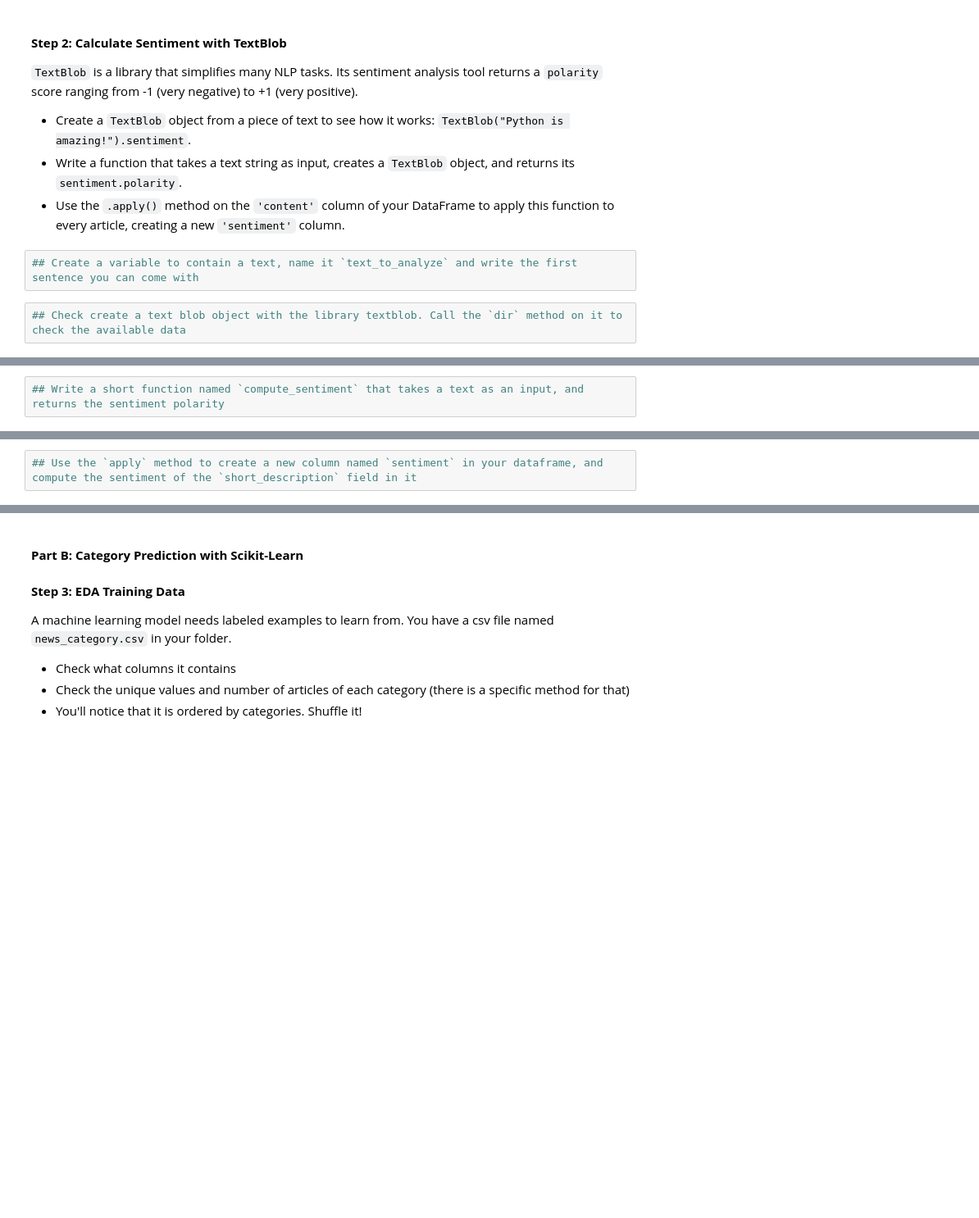
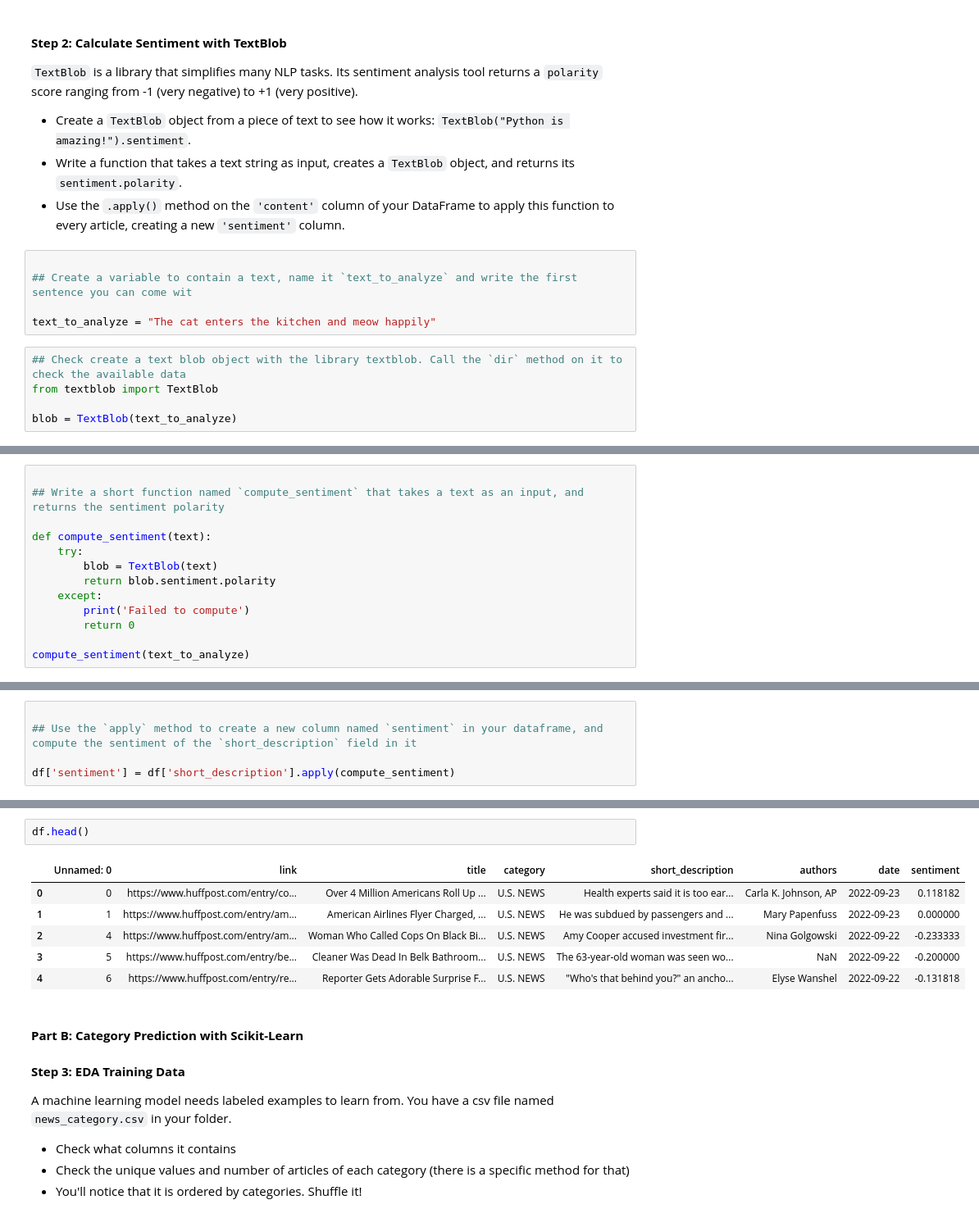
Before and after one commit to gabrielolympie/PythonForFinance, a Jupyter notebook: tds/4.LibraryDocumentation/problem3.ipynb, the cells around one changed output, grey strips where cells are left out. Shown at 82% size. Saved outputs shown, nothing was run; the diff lists cells and outputs as text; blank space fills up the shorter version.

Commit message:
adding first part of correction

```diff
--- a/tds/4.LibraryDocumentation/problem3.ipynb
+++ b/tds/4.LibraryDocumentation/problem3.ipynb
@@ -38,7 +69,13 @@ import pandas as pd
 *   Write a function that takes a text string as input, creates a `TextBlob` object, and returns its `sentiment.polarity`.
 *   Use the `.apply()` method on the `'content'` column of your DataFrame to apply this function to every article, creating a new `'sentiment'` column.
 # %%
-## Create a variable to contain a text, name it `text_to_analyze` and write the first sentence you can come with
+
+## Create a variable to contain a text, name it `text_to_analyze` and write the first sentence you can come wit
+
+text_to_analyze = "The cat enters the kitchen and meow happily"
 # %%
 ## Check create a text blob object with the library textblob. Call the `dir` method on it to check the available data
+from textblob import TextBlob
+
+blob = TextBlob(text_to_analyze)
 # %%
@@ -46,2 +87,13 @@ import pandas as pd
 # %%
+
 ## Write a short function named `compute_sentiment` that takes a text as an input, and returns the sentiment polarity
+
+def compute_sentiment(text):
+    try:
+        blob = TextBlob(text)
+        return blob.sentiment.polarity
+    except:
+        print('Failed to compute')
+        return 0
+
+compute_sentiment(text_to_analyze)
@@ -48,2 +111,5 @@ import pandas as pd
 # %%
+
 ## Use the `apply` method to create a new column named `sentiment` in your dataframe, and compute the sentiment of the `short_description` field in it
+
+df['sentiment'] = df['short_description'].apply(compute_sentiment)
@@ -50,3 +134,12 @@ import pandas as pd
+# %%
+df.head()
+# %% [output]
+|  | Unnamed: 0 | link | title | category | short_description | authors | date | sentiment |
+| 0 | 0 | https://www.huffpost.com/entry/co... | Over 4 Million Americans Roll Up ... | U.S. NEWS | Health experts said it is too ear... | Carla K. Johnson, AP | 2022-09-23 | 0.118182 |
+| 1 | 1 | https://www.huffpost.com/entry/am... | American Airlines Flyer Charged, ... | U.S. NEWS | He was subdued by passengers and ... | Mary Papenfuss | 2022-09-23 | 0.000000 |
+| 2 | 4 | https://www.huffpost.com/entry/am... | Woman Who Called Cops On Black Bi... | U.S. NEWS | Amy Cooper accused investment fir... | Nina Golgowski | 2022-09-22 | -0.233333 |
+| 3 | 5 | https://www.huffpost.com/entry/be... | Cleaner Was Dead In Belk Bathroom... | U.S. NEWS | The 63-year-old woman was seen wo... | NaN | 2022-09-22 | -0.200000 |
+| 4 | 6 | https://www.huffpost.com/entry/re... | Reporter Gets Adorable Surprise F... | U.S. NEWS | "Who's that behind you?" an ancho... | Elyse Wanshel | 2022-09-22 | -0.131818 |
 # %% [markdown]
 #### **Part B: Category Prediction with Scikit-Learn**
 
```
Also changed, not shown: parts of 18 cells of this notebook.
